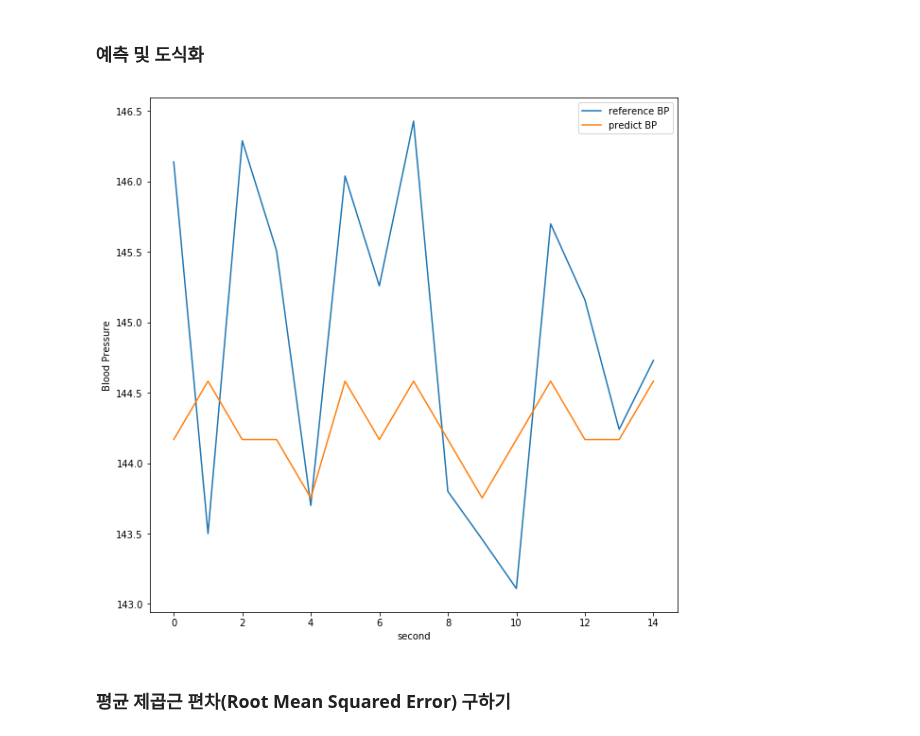
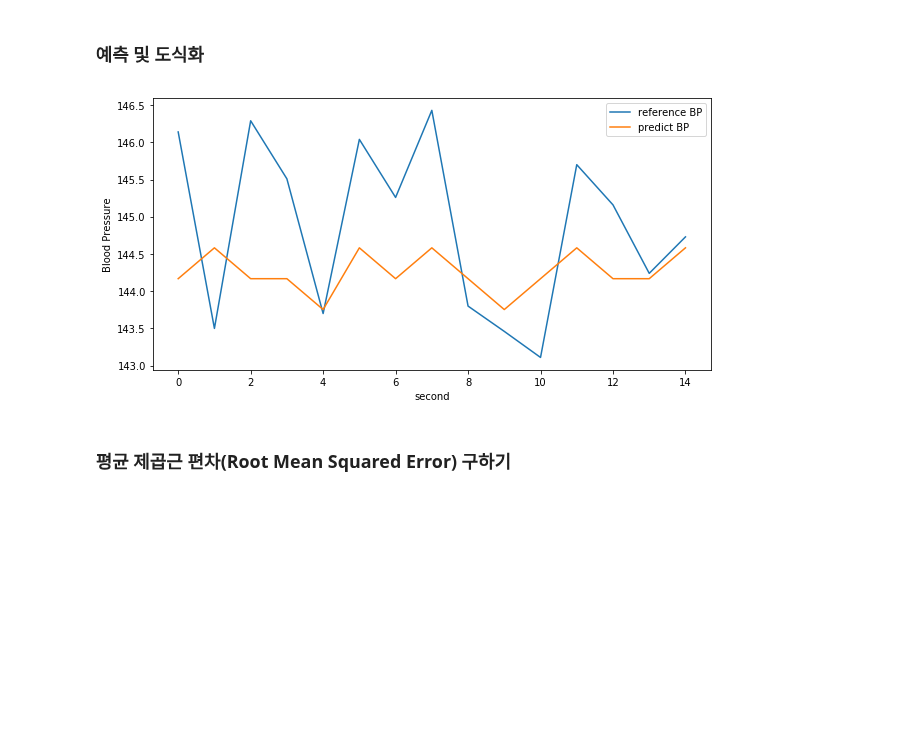
Before and after one commit to Kaintels/PKS_Passion, a Jupyter notebook: Python3/BP_estimation/Py_practice.ipynb, the cells around one changed output. Drawn from its saved outputs; the diff is of its cells as text; code cells hidden in the pictures; blank space fills up the shorter version.

```diff
--- a/Python3/BP_estimation/Py_practice.ipynb
+++ b/Python3/BP_estimation/Py_practice.ipynb
@@ -363,19 +365,19 @@ plt.show()
 # %%
 model = LinearRegression()
 
 model.fit(X_train,Y_train)
 predict = model.predict(X_test)
 
-plt.figure(figsize=(10,10))
+plt.figure(figsize=(10,5))
 
 plt.plot(Y_test,label='reference BP')
 plt.plot(predict,label ='predict BP')
 plt.xlabel('second')
 plt.ylabel('Blood Pressure')
 plt.legend()
 plt.show()
 # %% [output]
-[figure, old version]
+[figure, new version]
 # %% [markdown]
 ### 평균 제곱근 편차(Root Mean Squared Error) 구하기
 # %% [markdown]
```
Also changed, not shown: parts of 10 cells of this notebook.
